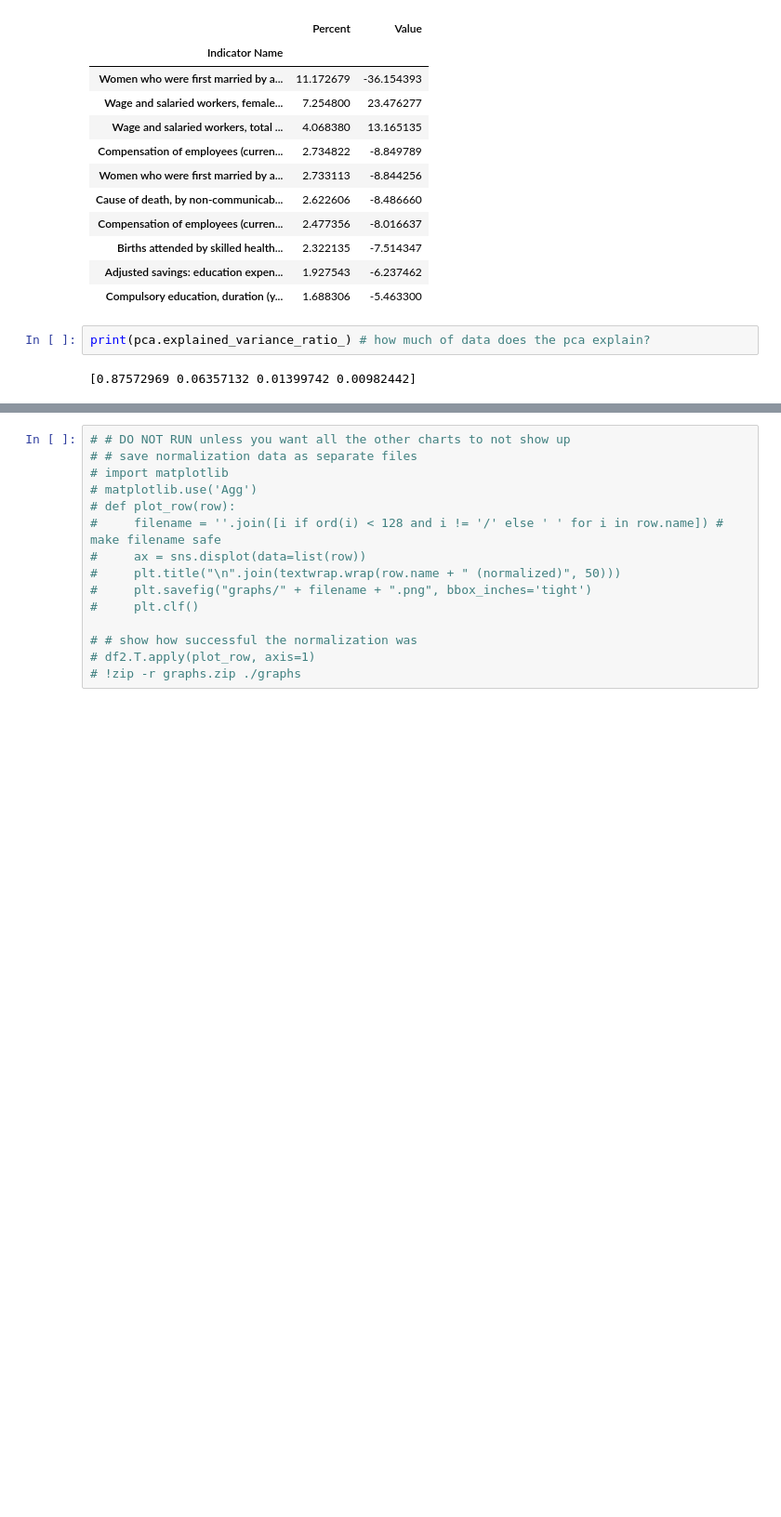
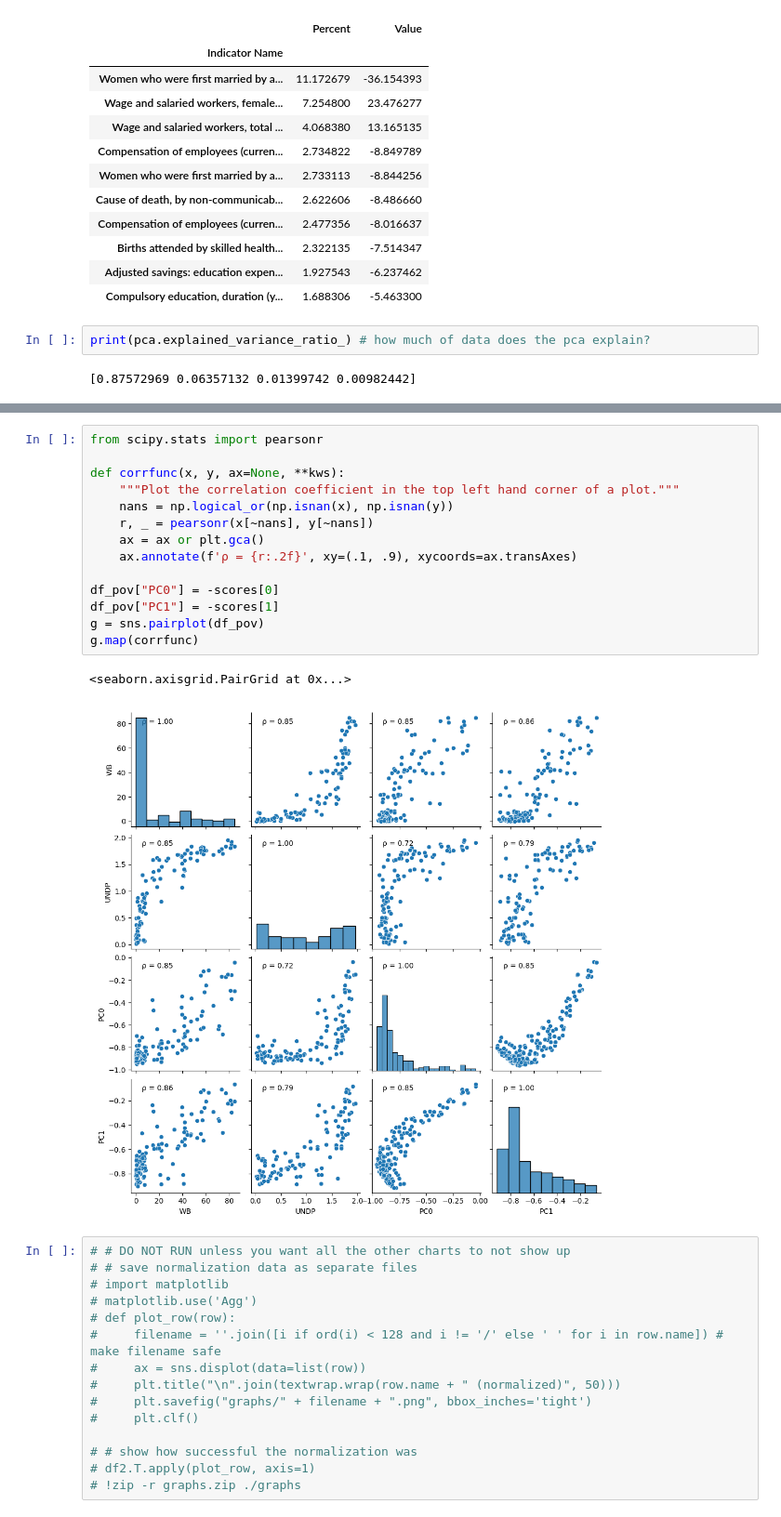
Before and after one commit to echometerain/cxc, a Jupyter notebook: sap.ipynb, the cells around one changed output, grey strips where cells are left out. Shown at 93% size. Cells and saved outputs as stored; diff of their text form; blank space fills up the shorter version.

```diff
--- a/sap.ipynb
+++ b/sap.ipynb
@@ -327,3 +332,20 @@ Text(0.5, 1.0, 'Principal Component Visualization')
+# %%
+from scipy.stats import pearsonr
+
+def corrfunc(x, y, ax=None, **kws):
+    """Plot the correlation coefficient in the top left hand corner of a plot."""
+    nans = np.logical_or(np.isnan(x), np.isnan(y))
+    r, _ = pearsonr(x[~nans], y[~nans])
+    ax = ax or plt.gca()
+    ax.annotate(f'ρ = {r:.2f}', xy=(.1, .9), xycoords=ax.transAxes)
+
+df_pov["PC0"] = -scores[0]
+df_pov["PC1"] = -scores[1]
+g = sns.pairplot(df_pov)
+g.map(corrfunc)
+# %% [output]
+<seaborn.axisgrid.PairGrid at 0x...>
+[figure, added]
 # %%
 # # DO NOT RUN unless you want all the other charts to not show up
 # # save normalization data as separate files
```
Also changed, not shown: parts of 4 cells of this notebook.
